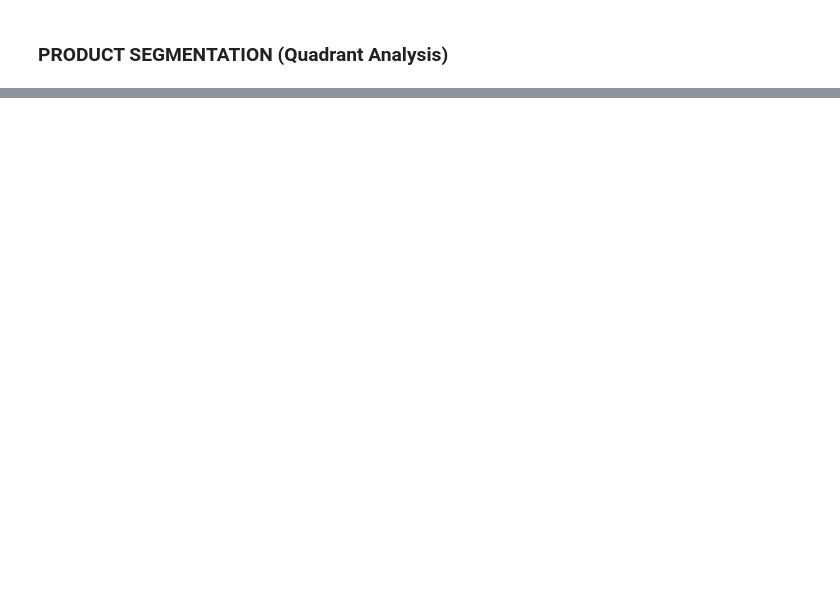
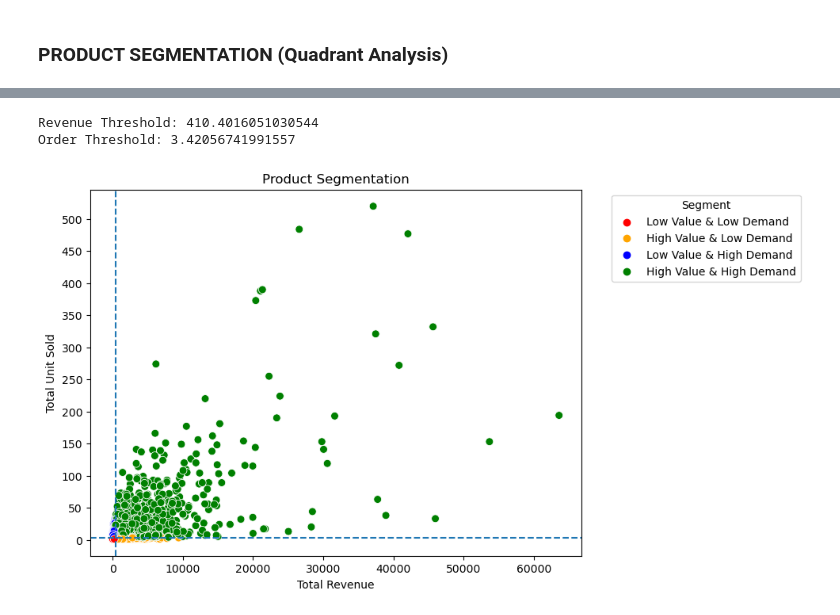
Before and after one commit to abe-temitope/olist-ecommerce-project-SQL-Python-PowerBI, a Jupyter notebook: notebooks/python_analysis.ipynb, the cells around one changed output, grey strips where cells are left out. Cells and saved outputs as stored; diff of their text form; code cells hidden in the pictures; blank space fills up the shorter version.

```diff
--- a/notebooks/python_analysis.ipynb
+++ b/notebooks/python_analysis.ipynb
@@ -945,0 +931,55 @@ plt.show()
+# %%
+revenue_threshold = product_summary["total_revenue"].mean()
+units_threshold = product_summary["total_orders"].mean()
+
+def segment(row):
+    if row["total_revenue"] >= revenue_threshold and row["total_orders"] >= units_threshold:
+        return "High Value & High Demand"
+    elif row["total_revenue"] >= revenue_threshold:
+        return "High Value & Low Demand"
+    elif row["total_orders"] >= units_threshold:
+        return "Low Value & High Demand"
+    else:
+        return "Low Value & Low Demand"
+
+product_summary["segment"] = product_summary.apply(segment, axis=1)
+# %%
+print(f"Revenue Threshold: {revenue_threshold}\nOrder Threshold: {units_threshold}")
+# %% [output]
+Revenue Threshold: 410.4016051030544
+Order Threshold: 3.42056741991557
+# %%
+palette = {
+    "High Value & High Demand": "green",
+    "High Value & Low Demand": "orange",
+    "Low Value & High Demand": "blue",
+    "Low Value & Low Demand": "red"
+}
+
+fig, ax = plt.subplots(figsize=(8,6))
+
+sns.scatterplot(
+    data=product_summary,
+    x="total_revenue",
+    y="total_orders",
+    hue="segment",
+    palette=palette,
+    s=50,                 # Size of the dots
+    alpha=1,               # Transparency of the dots
+    ax=ax
+)
+
+ax.legend(title="Segment", bbox_to_anchor=(1.05, 1), loc="upper left")
+
+ax.axvline(revenue_threshold, linestyle="--")
+ax.axhline(units_threshold, linestyle="--")
+
+ax.yaxis.set_major_locator(MultipleLocator(50))
+
+ax.set_title("Product Segmentation")
+ax.set_xlabel("Total Revenue")
+ax.set_ylabel("Total Unit Sold")
+
+plt.show()
+# %% [output]
+[figure, added]
```
Also changed, not shown: parts of 42 cells of this notebook, 17 other files.
